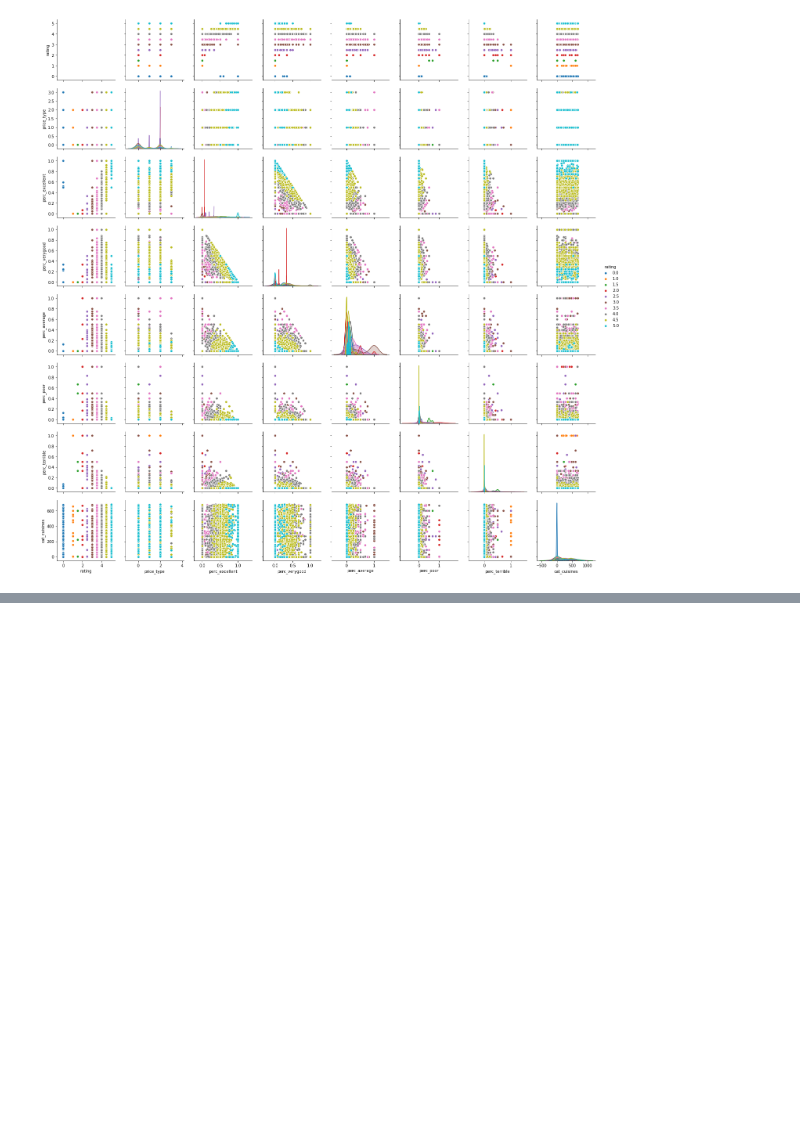
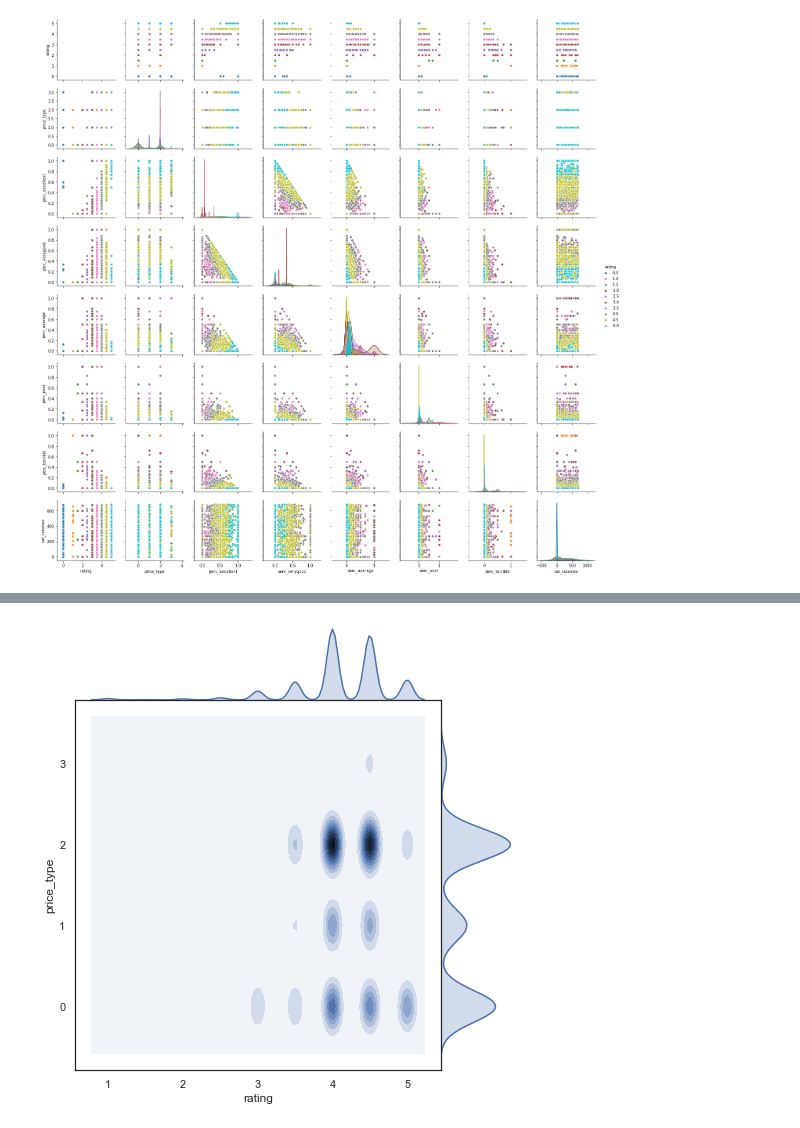
Before and after one commit to BWallyn/Datacamp, a Jupyter notebook: notebooks/1.3-bw-correlation.ipynb, the cells around one changed output, grey strips where cells are left out. Drawn from its saved outputs; the diff is of its cells as text; code cells hidden in the pictures; blank space fills up the shorter version.

```diff
--- a/notebooks/1.3-bw-correlation.ipynb
+++ b/notebooks/1.3-bw-correlation.ipynb
@@ -80,0 +115,5 @@ sns.relplot(y='price_type', x='cat_cuisines', size='rating', hue='rating',
+# %%
+X_trip_not_zero = X_trip.query("rating > 0.0")
+g = sns.jointplot(X_trip_not_zero['price_type'], X_trip_not_zero['rating'], kind="kde", height=7, space=0)
+# %% [output]
+[figure, added]
```
Also changed, not shown: parts of 11 cells of this notebook.
